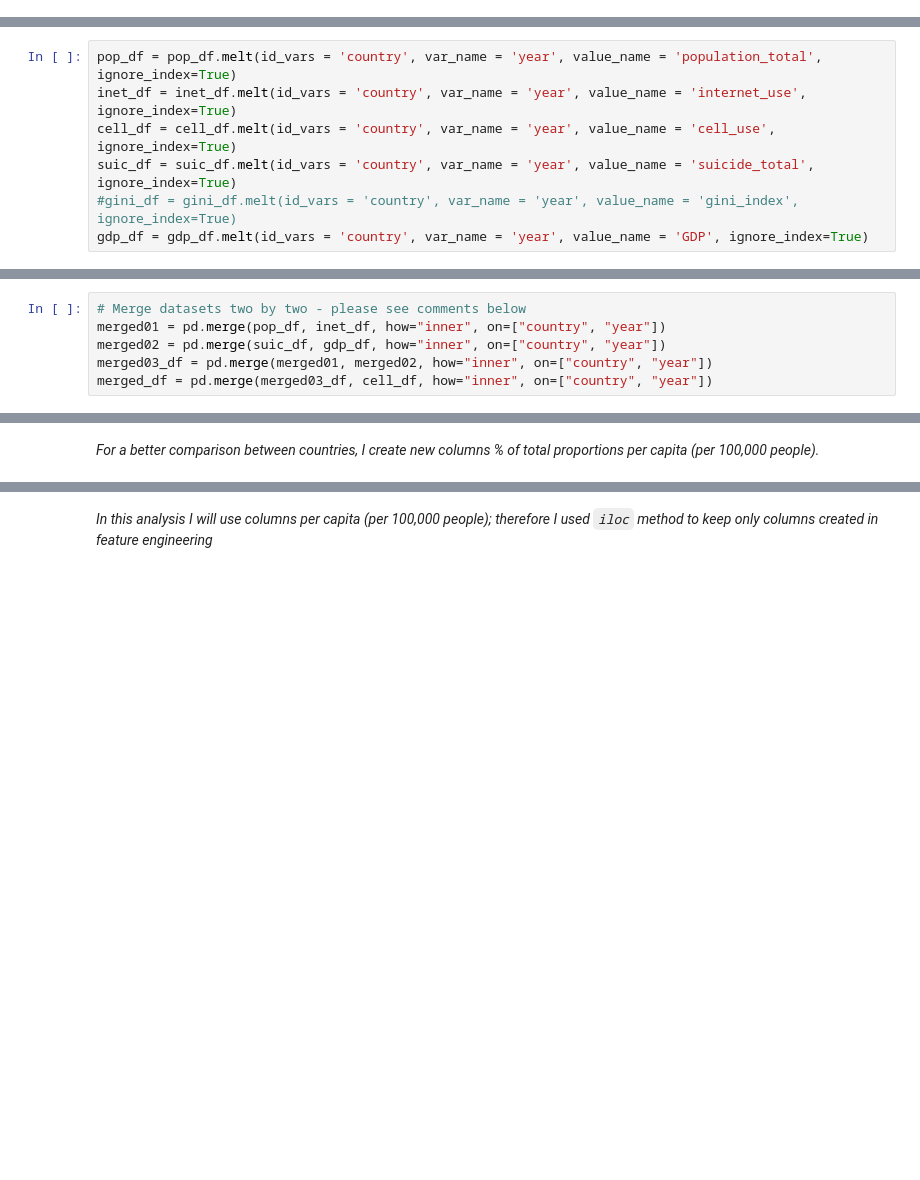
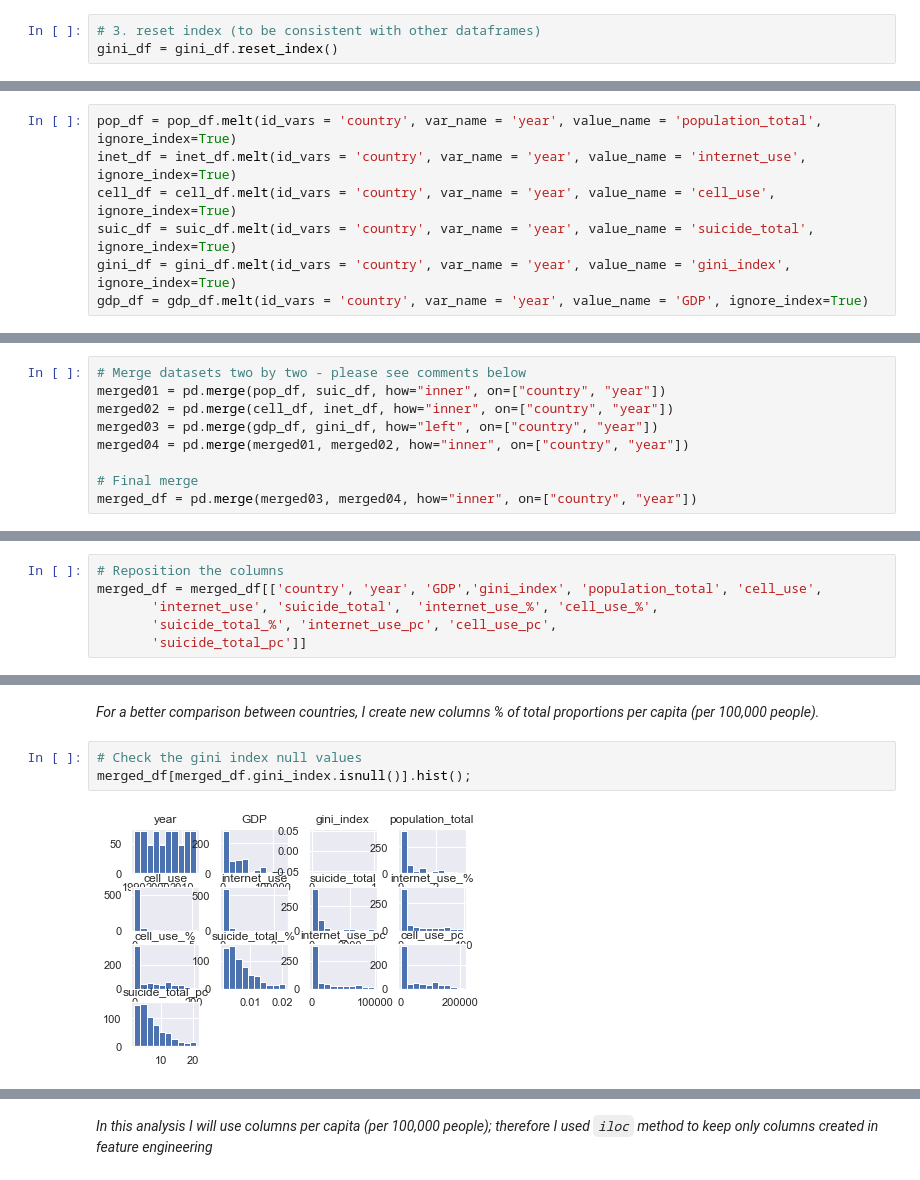
Before and after one commit to AndrejaCH/Data_Investigation, a Jupyter notebook: main.ipynb, the cells around one changed output, grey strips where cells are left out. Drawn from its saved outputs; the diff is of its cells as text; blank space fills up the shorter version.

```diff
--- a/main.ipynb
+++ b/main.ipynb
@@ -65,0 +74,3 @@ cell_df = cell_df.fillna(method='ffill', axis=1)
+# %%
+# 3. reset index (to be consistent with other dataframes)
+gini_df = gini_df.reset_index()
@@ -70,7 +90,7 @@ pop_df = pop_df.melt(id_vars = 'country', var_name = 'year', value_name = 'popul
 inet_df = inet_df.melt(id_vars = 'country', var_name = 'year', value_name = 'internet_use', ignore_index=True)
 cell_df = cell_df.melt(id_vars = 'country', var_name = 'year', value_name = 'cell_use', ignore_index=True)
 suic_df = suic_df.melt(id_vars = 'country', var_name = 'year', value_name = 'suicide_total', ignore_index=True)
-#gini_df = gini_df.melt(id_vars = 'country', var_name = 'year', value_name = 'gini_index', ignore_index=True)
+gini_df = gini_df.melt(id_vars = 'country', var_name = 'year', value_name = 'gini_index', ignore_index=True)
 gdp_df = gdp_df.melt(id_vars = 'country', var_name = 'year', value_name = 'GDP', ignore_index=True)
 # %% [markdown]
 *In order to compare different indicators I reshaped data with `melt` method.*
@@ -78,10 +98,13 @@ gdp_df = gdp_df.melt(id_vars = 'country', var_name = 'year', value_name = 'GDP',
 ##### Merge datasets
 # %%
 # Merge datasets two by two - please see comments below
-merged01 = pd.merge(pop_df, inet_df, how="inner", on=["country", "year"])
-merged02 = pd.merge(suic_df, gdp_df, how="inner", on=["country", "year"])
-merged03_df = pd.merge(merged01, merged02, how="inner", on=["country", "year"])
-merged_df = pd.merge(merged03_df, cell_df, how="inner", on=["country", "year"])
+merged01 = pd.merge(pop_df, suic_df, how="inner", on=["country", "year"])
+merged02 = pd.merge(cell_df, inet_df, how="inner", on=["country", "year"])
+merged03 = pd.merge(gdp_df, gini_df, how="left", on=["country", "year"])
+merged04 = pd.merge(merged01, merged02, how="inner", on=["country", "year"])
+
+# Final merge
+merged_df = pd.merge(merged03, merged04, how="inner", on=["country", "year"])
 # %%
 # Check merged dataset
 merged_df.head(3)
@@ -137,0 +222,6 @@ merged_df.head(5)
+# %%
+# Reposition the columns
+merged_df = merged_df[['country', 'year', 'GDP','gini_index', 'population_total', 'cell_use',
+       'internet_use', 'suicide_total',  'internet_use_%', 'cell_use_%',
+       'suicide_total_%', 'internet_use_pc', 'cell_use_pc',
+       'suicide_total_pc']]
@@ -138,2 +237,7 @@ merged_df.head(5)
 # %% [markdown]
 *For a better comparison between countries, I create new columns % of total proportions per capita (per 100,000 people).*
+# %%
+# Check the gini index null values
+merged_df[merged_df.gini_index.isnull()].hist();
+# %% [output]
+[figure, added]
```
Also changed, not shown: parts of 137 cells of this notebook.
